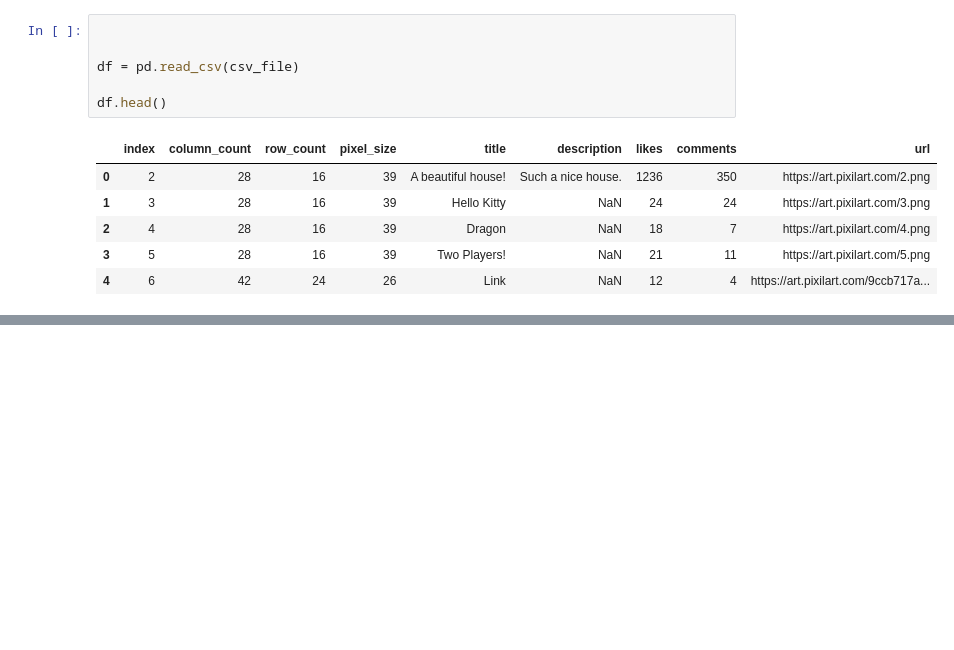
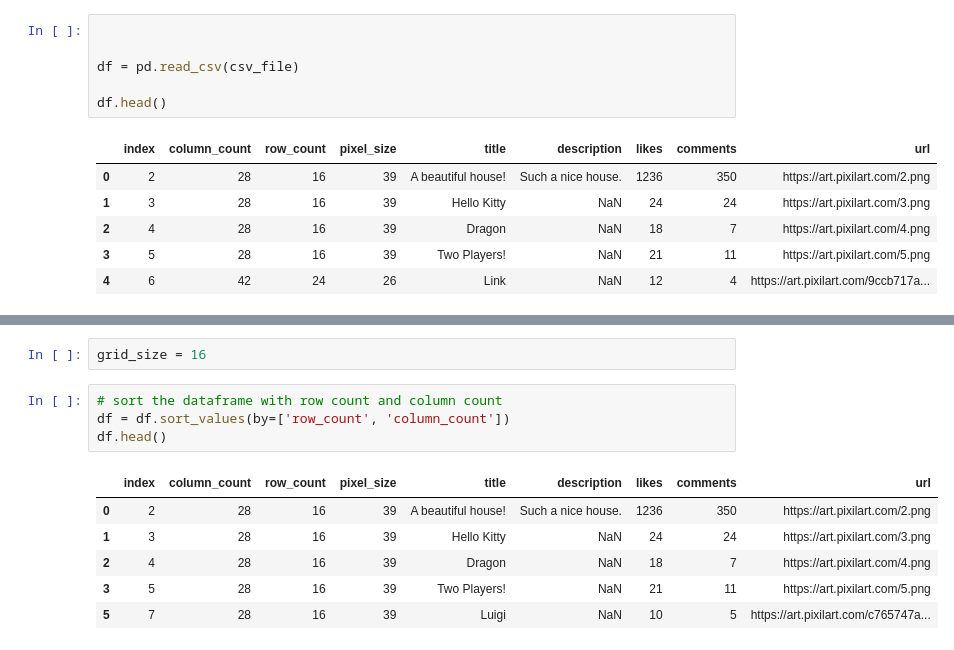
Before and after one commit to hunkim98/pixel-art-ai, a Jupyter notebook: playground/preprocessing.ipynb, the cells around one changed output, grey strips where cells are left out. Saved outputs shown, nothing was run; the diff lists cells and outputs as text; blank space fills up the shorter version.

```diff
--- a/playground/preprocessing.ipynb
+++ b/playground/preprocessing.ipynb
@@ -36,0 +183,13 @@ df.head()
+# %%
+grid_size = 16
+# %%
+# sort the dataframe with row count and column count
+df = df.sort_values(by=['row_count', 'column_count'])
+df.head()
+# %% [output]
+|  | index | column_count | row_count | pixel_size | title | description | likes | comments | url |
+| 0 | 2 | 28 | 16 | 39 | A beautiful house! | Such a nice house. | 1236 | 350 | https://art.pixilart.com/2.png |
+| 1 | 3 | 28 | 16 | 39 | Hello Kitty | NaN | 24 | 24 | https://art.pixilart.com/3.png |
+| 2 | 4 | 28 | 16 | 39 | Dragon | NaN | 18 | 7 | https://art.pixilart.com/4.png |
+| 3 | 5 | 28 | 16 | 39 | Two Players! | NaN | 21 | 11 | https://art.pixilart.com/5.png |
+| 5 | 7 | 28 | 16 | 39 | Luigi | NaN | 10 | 5 | https://art.pixilart.com/c765747a... |
```
Also changed, not shown: parts of 22 cells of this notebook, 4 other files.
